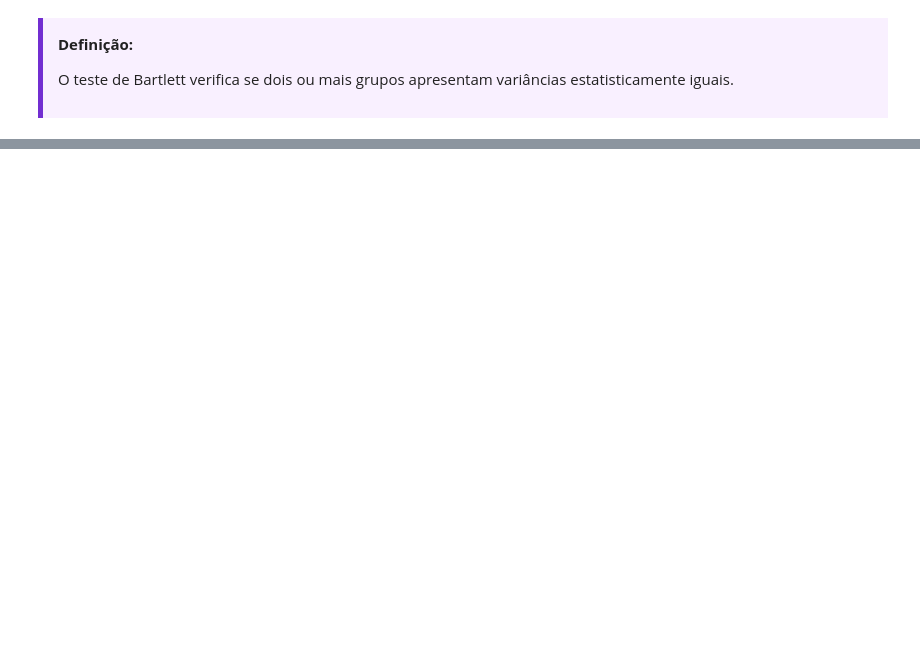
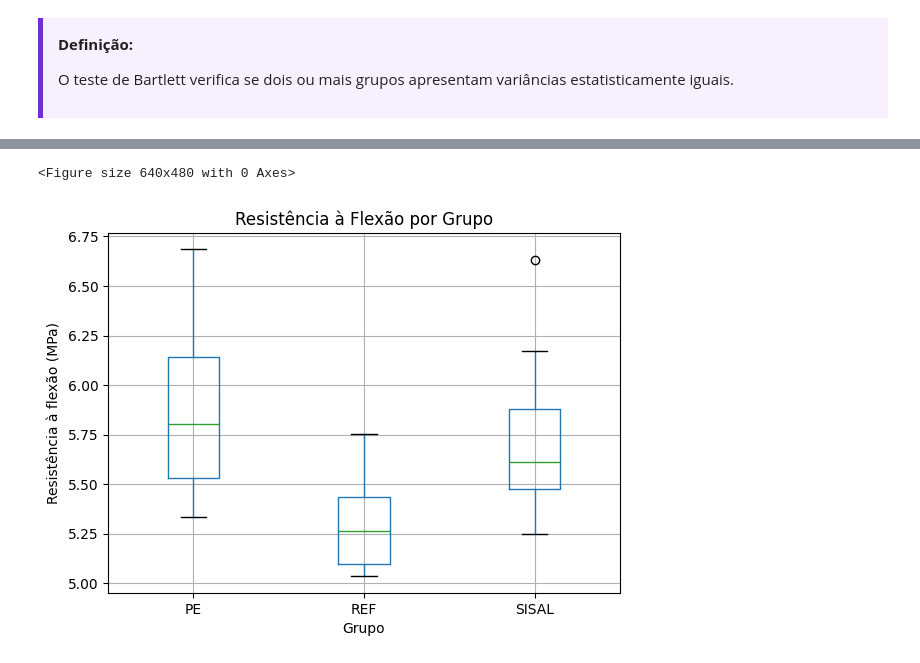
Before and after one commit to britobruna/ESTATISTICA-PPEC0039, a Jupyter notebook: Testes_Normalidade_Homocedasticidade.ipynb, the cells around one changed output, grey strips where cells are left out. Saved outputs shown, nothing was run; the diff lists cells and outputs as text; code cells hidden in the pictures; blank space fills up the shorter version.

```diff
--- a/Testes_Normalidade_Homocedasticidade.ipynb
+++ b/Testes_Normalidade_Homocedasticidade.ipynb
@@ -988,0 +671,33 @@ O teste de Bartlett não deve ser aplicado indiscriminadamente sem avaliação p
+# %%
+import numpy as np
+import pandas as pd
+import matplotlib.pyplot as plt
+from scipy import stats
+
+# Reprodutibilidade dos resultados
+np.random.seed(42)
+
+# Dados simulados de resistência à flexão (MPa)
+ref = np.random.normal(loc=5.2, scale=0.35, size=12)
+pe = np.random.normal(loc=6.1, scale=0.40, size=12)
+sisal = np.random.normal(loc=5.8, scale=0.45, size=12)
+
+# Organização em DataFrame
+dados = pd.DataFrame({
+    "Resistência à flexão (MPa)": np.concatenate([ref, pe, sisal]),
+    "Grupo": ["REF"]*len(ref) + ["PE"]*len(pe) + ["SISAL"]*len(sisal)
+})
+
+plt.figure()
+
+dados.boxplot(column="Resistência à flexão (MPa)", by="Grupo")
+
+plt.title("Resistência à Flexão por Grupo")
+plt.suptitle("")
+plt.xlabel("Grupo")
+plt.ylabel("Resistência à flexão (MPa)")
+
+plt.show()
+# %% [output]
+<Figure size 640x480 with 0 Axes>
+[figure, added]
```
Also changed, not shown: parts of 100 cells of this notebook.
